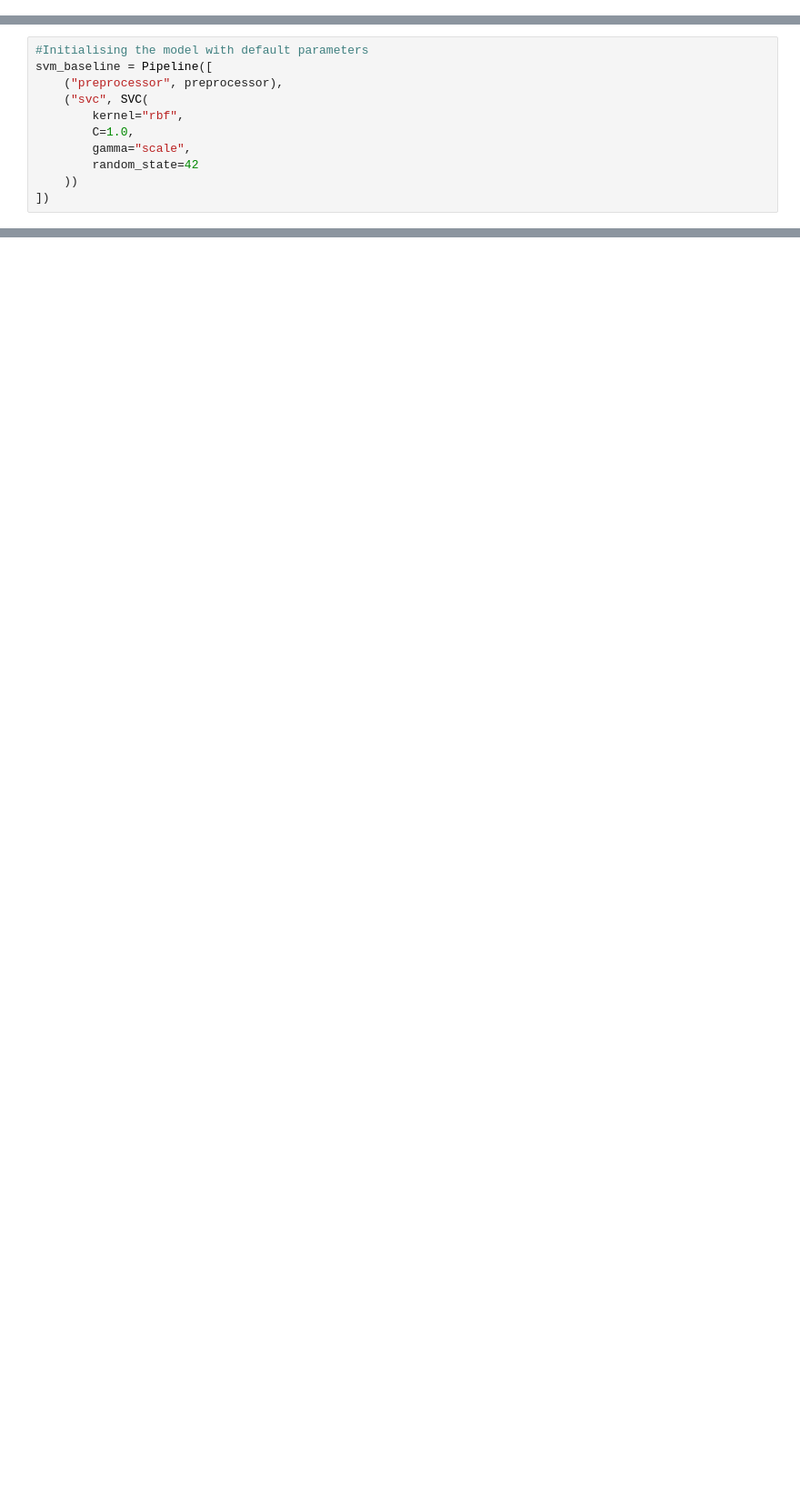
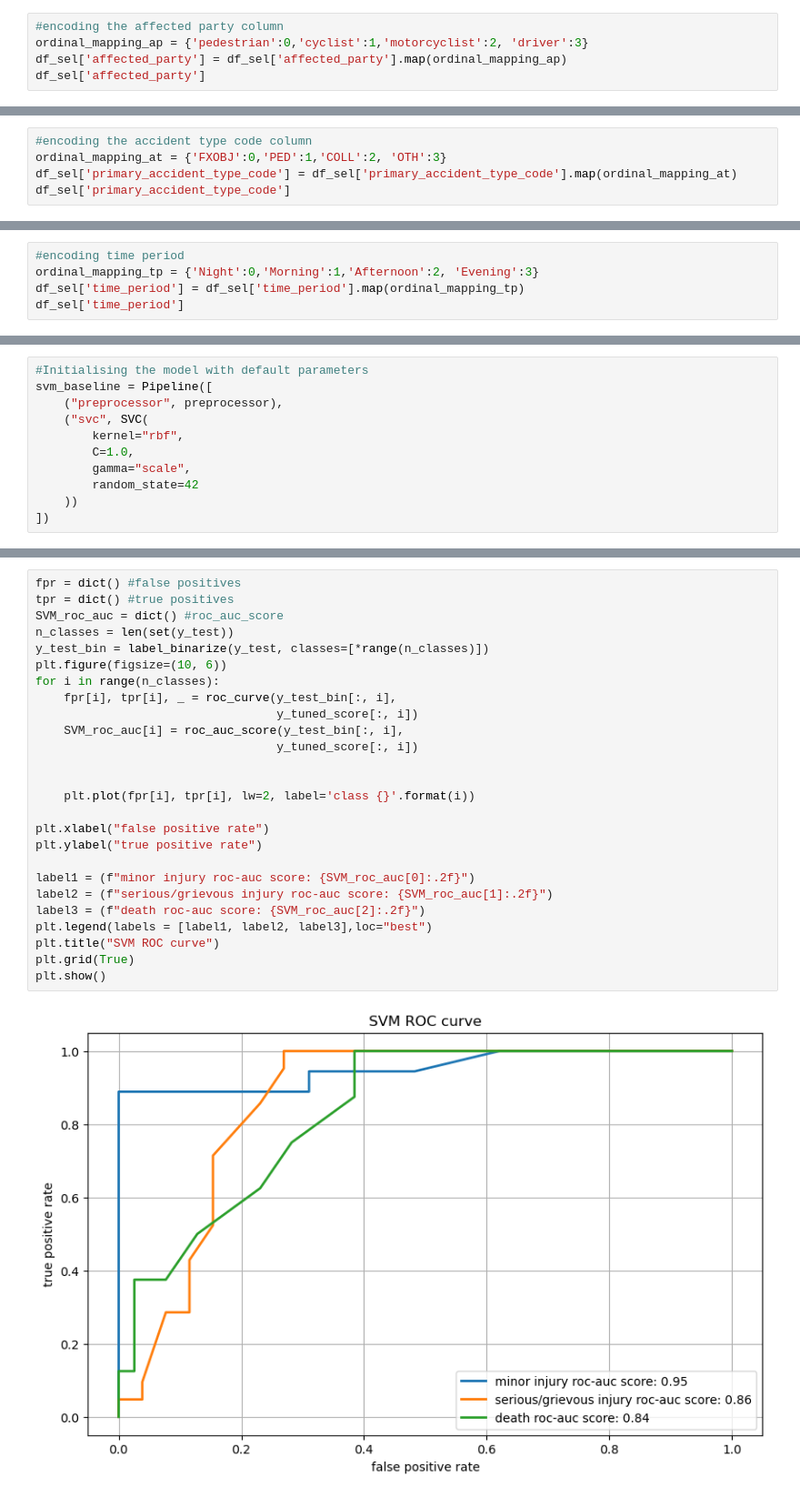
Before and after one commit to mattcg/msc-ai-dylan-group-1, a Jupyter notebook: 3c_SVM_LucaDeGabriele.ipynb, the cells around one changed output, grey strips where cells are left out. Shown at 91% size. Cells and saved outputs as stored; diff of their text form; blank space fills up the shorter version.

```diff
--- a/3c_SVM_LucaDeGabriele.ipynb
+++ b/3c_SVM_LucaDeGabriele.ipynb
@@ -191,0 +164,5 @@ Name: count, dtype: int64
+# %%
+#encoding the affected party column
+ordinal_mapping_ap = {'pedestrian':0,'cyclist':1,'motorcyclist':2, 'driver':3}
+df_sel['affected_party'] = df_sel['affected_party'].map(ordinal_mapping_ap)
+df_sel['affected_party']
@@ -191,0 +182,5 @@ Name: count, dtype: int64
+# %%
+#encoding the accident type code column
+ordinal_mapping_at = {'FXOBJ':0,'PED':1,'COLL':2, 'OTH':3}
+df_sel['primary_accident_type_code'] = df_sel['primary_accident_type_code'].map(ordinal_mapping_at)
+df_sel['primary_accident_type_code']
@@ -191,0 +217,5 @@ Name: count, dtype: int64
+# %%
+#encoding time period
+ordinal_mapping_tp = {'Night':0,'Morning':1,'Afternoon':2, 'Evening':3}
+df_sel['time_period'] = df_sel['time_period'].map(ordinal_mapping_tp)
+df_sel['time_period']
@@ -825,0 +719,28 @@ Driver Sex was excluded from the SVM model despite its known statistical associa
+# %%
+fpr = dict() #false positives
+tpr = dict() #true positives
+SVM_roc_auc = dict() #roc_auc_score
+n_classes = len(set(y_test))
+y_test_bin = label_binarize(y_test, classes=[*range(n_classes)])
+plt.figure(figsize=(10, 6))
+for i in range(n_classes):
+    fpr[i], tpr[i], _ = roc_curve(y_test_bin[:, i],
+                                  y_tuned_score[:, i])
+    SVM_roc_auc[i] = roc_auc_score(y_test_bin[:, i],
+                                  y_tuned_score[:, i])
+
+
+    plt.plot(fpr[i], tpr[i], lw=2, label='class {}'.format(i))
+
+plt.xlabel("false positive rate")
+plt.ylabel("true positive rate")
+
+label1 = (f"minor injury roc-auc score: {SVM_roc_auc[0]:.2f}")
+label2 = (f"serious/grievous injury roc-auc score: {SVM_roc_auc[1]:.2f}")
+label3 = (f"death roc-auc score: {SVM_roc_auc[2]:.2f}")
+plt.legend(labels = [label1, label2, label3],loc="best")
+plt.title("SVM ROC curve")
+plt.grid(True)
+plt.show()
+# %% [output]
+[figure, added]
```
Also changed, not shown: parts of 98 cells of this notebook.
